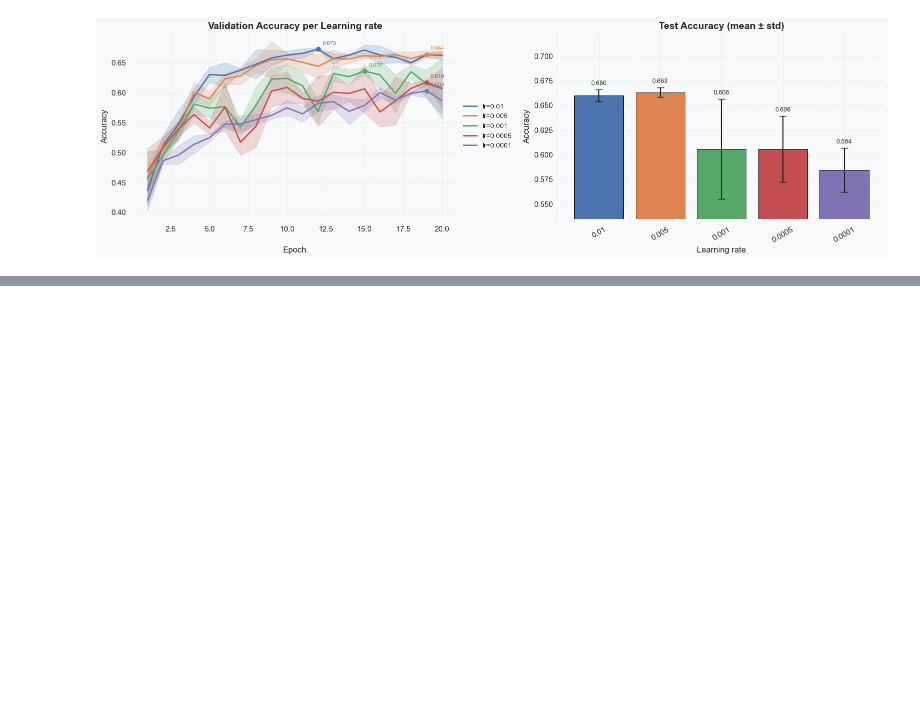
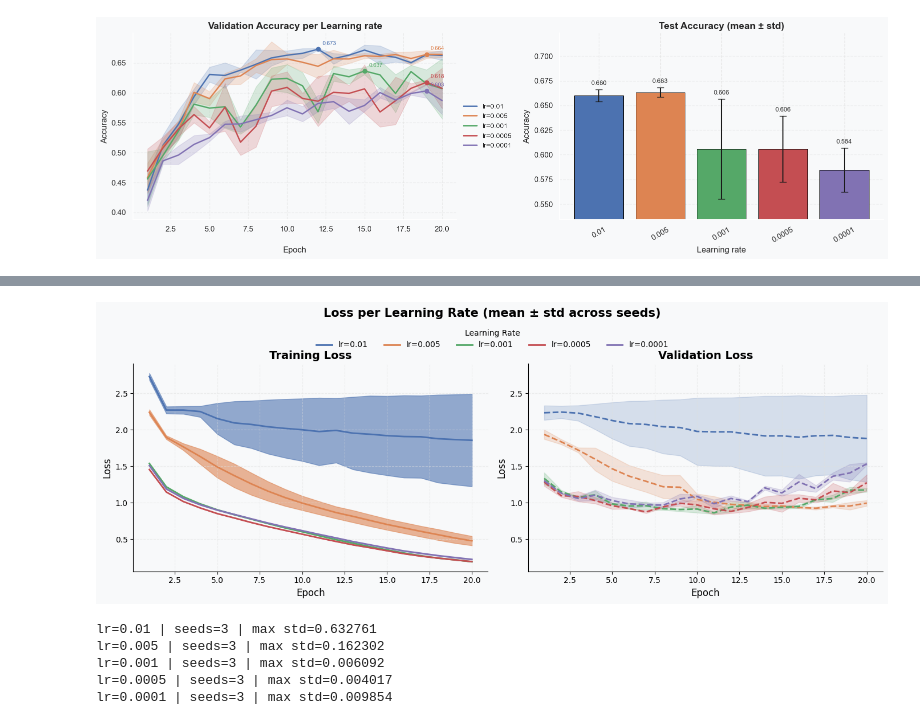
Before and after one commit to nadias03/image-classification-with-CNNs, a Jupyter notebook: experiments/hyperparameters/training_experiments/training_hyperparameters.ipynb, the cells around one changed output, grey strips where cells are left out. Drawn from its saved outputs; the diff is of its cells as text; code cells hidden in the pictures; blank space fills up the shorter version.

Commit message:
training hyperparemters experiments

```diff
--- a/experiments/hyperparameters/training_experiments/training_hyperparameters.ipynb
+++ b/experiments/hyperparameters/training_experiments/training_hyperparameters.ipynb
@@ -27,7 +29,7 @@ print("Using device:", device)
 # %% [output]
 Using device: mps
 # %%
-DATA_DIR = Path("../data")
+DATA_DIR = Path("../../../data")
 
 TRAIN_DIR = DATA_DIR / "train"
 VALID_DIR = DATA_DIR / "valid"
@@ -159,0 +207,3 @@ save_results(baseline_results, 'lr_results_baseline')
+# %%
+alexnet_results = test_learning_rate(model=create_alexnet_model, train_loader=train_loader, valid_loader=valid_loader,
+    test_loader=test_loader, learning_rates=LEARNING_RATES, seeds=SEEDS, num_epochs=20, device=device)
@@ -159,0 +228,14 @@ save_results(baseline_results, 'lr_results_baseline')
+# %%
+plot_loss_comparison(alexnet_results, param_name="Learning Rate", param_name_short = 'lr')
+# %% [output]
+[figure, added]
+# %%
+for param, seed_dict in alexnet_results.items():
+    train_losses = np.array([seed_dict[s]['history']['train_loss'] for s in seed_dict])
+    print(f"lr={param} | seeds={train_losses.shape[0]} | max std={train_losses.std(axis=0).max():.6f}")
+# %% [output]
+lr=0.01 | seeds=3 | max std=0.632761
+lr=0.005 | seeds=3 | max std=0.162302
+lr=0.001 | seeds=3 | max std=0.006092
+lr=0.0005 | seeds=3 | max std=0.004017
+lr=0.0001 | seeds=3 | max std=0.009854
```
Also changed, not shown: parts of 25 cells of this notebook, 10 other files.
